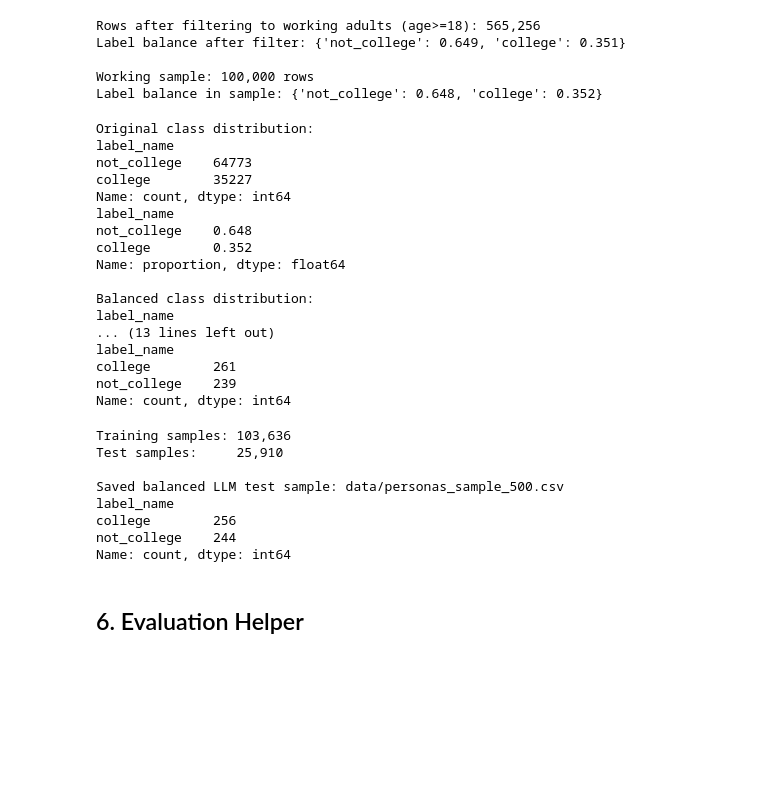
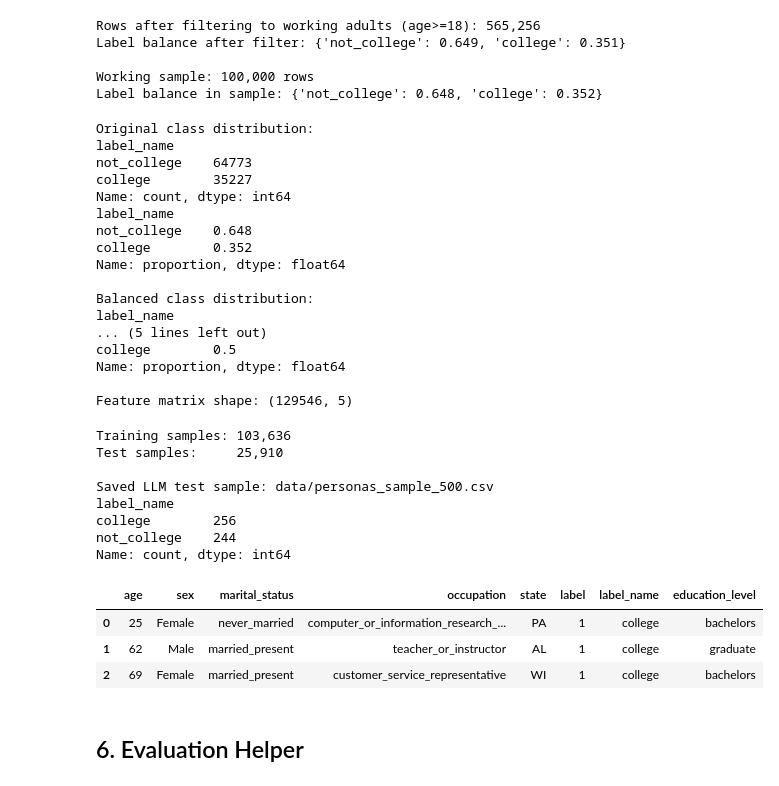
Before and after one commit to itsjavi16/nemotron-tabular-classification, a Jupyter notebook: notebooks/week1_baselines.ipynb, the cells around one changed output. Saved outputs shown, nothing was run; the diff lists cells and outputs as text; code cells hidden in the pictures; blank space fills up the shorter version.

```diff
--- a/notebooks/week1_baselines.ipynb
+++ b/notebooks/week1_baselines.ipynb
@@ -193,27 +206,14 @@ print(df_balanced["label_name"].value_counts(normalize=True).round(3))
 X = df_balanced[FEATURES].copy()
 y = df_balanced["label"].copy()
 
+label_encoders = {}
+
 for col in ["sex", "marital_status", "occupation", "state"]:
     le = LabelEncoder()
     X[col] = le.fit_transform(X[col].astype(str))
     label_encoders[col] = le
 
 print(f"\nFeature matrix shape: {X.shape}")
-
-# ── Re-do train/test split on balanced data ───────────────────────────
-X_train, X_test, y_train, y_test = train_test_split(
-    X, y, test_size=0.2, random_state=42, stratify=y
-)
-print(f"Training samples: {len(X_train):,}")
-print(f"Test samples:     {len(X_test):,}")
-
-# ── Re-save the 500-row LLM sample from balanced data ─────────────────
-sample_500 = df_balanced[FEATURES + ["label", "label_name", TARGET]].sample(
-    500, random_state=42
-).reset_index(drop=True)
-sample_500.to_csv("../data/personas_sample_500.csv", index=False)
-print(f"\nRe-saved balanced LLM sample: data/personas_sample_500.csv")
-print(sample_500["label_name"].value_counts())
 # %% [output]
 Original class distribution:
 label_name
@@ -227,39 +227,43 @@ Name: proportion, dtype: float64
 
 Balanced class distribution:
 label_name
-... (13 lines left out)
-label_name
-college        261
-not_college    239
-Name: count, dtype: int64
+... (5 lines left out)
+college        0.5
+Name: proportion, dtype: float64
+
+Feature matrix shape: (129546, 5)
 # %%
 # 80/20 stratified train/test split
 X_train, X_test, y_train, y_test = train_test_split(
     X, y, test_size=0.2, random_state=42, stratify=y
 )
 print(f"Training samples: {len(X_train):,}")
 print(f"Test samples:     {len(X_test):,}")
 
-# Save 500-row test sample in raw (non-encoded) format for LLM experiments in Weeks 3 & 4
-# Pull from df_balanced so the 500 rows are also 50/50 balanced
-test_idx   = X_test.index
-sample_500 = df_balanced.loc[test_idx, FEATURES + ["label", "label_name", TARGET]].sample(
+# Save 500-row sample — pull from df_balanced using positional index
+# (df_balanced has a clean 0-based index after reset_index)
+sample_500 = df_balanced.iloc[X_test.index].sample(
     500, random_state=42
-).reset_index(drop=True)
+)[FEATURES + ["label", "label_name", TARGET]].reset_index(drop=True)
 
 os.makedirs("../data", exist_ok=True)
 sample_500.to_csv("../data/personas_sample_500.csv", index=False)
-print(f"\nSaved balanced LLM test sample: data/personas_sample_500.csv")
+print("\nSaved LLM test sample: data/personas_sample_500.csv")
 print(sample_500["label_name"].value_counts())
+sample_500.head(3)
 # %% [output]
 Training samples: 103,636
 Test samples:     25,910
 
-Saved balanced LLM test sample: data/personas_sample_500.csv
+Saved LLM test sample: data/personas_sample_500.csv
 label_name
 college        256
 not_college    244
 Name: count, dtype: int64
+|  | age | sex | marital_status | occupation | state | label | label_name | education_level |
+| 0 | 25 | Female | never_married | computer_or_information_research_... | PA | 1 | college | bachelors |
+| 1 | 62 | Male | married_present | teacher_or_instructor | AL | 1 | college | graduate |
+| 2 | 69 | Female | married_present | customer_service_representative | WI | 1 | college | bachelors |
 # %% [markdown]
 ## 6. Evaluation Helper
 # %%
```
Also changed, not shown: parts of 10 cells of this notebook.
